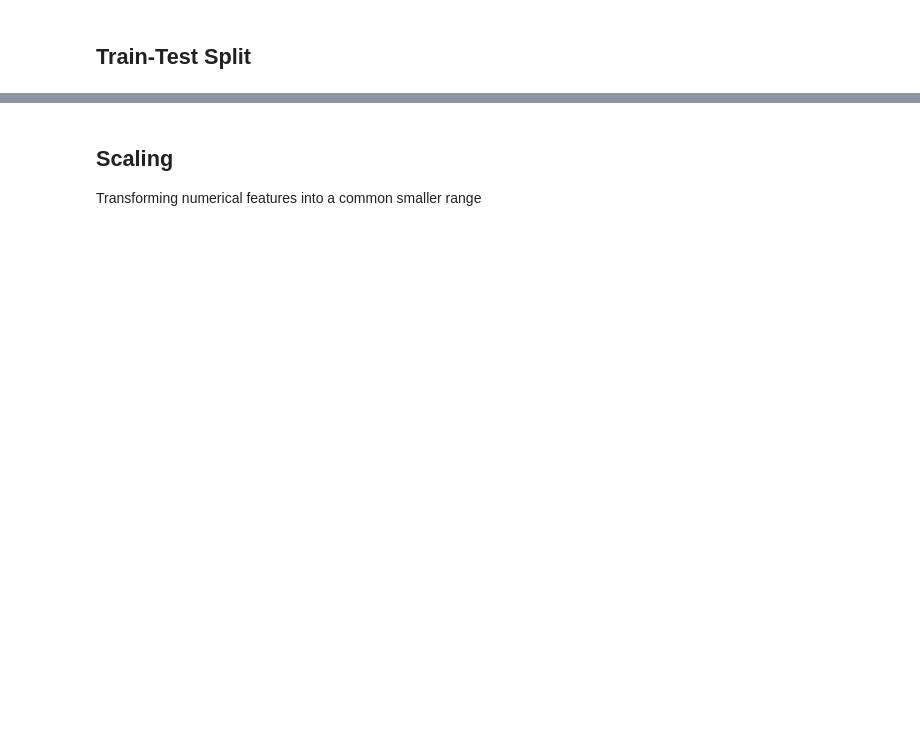
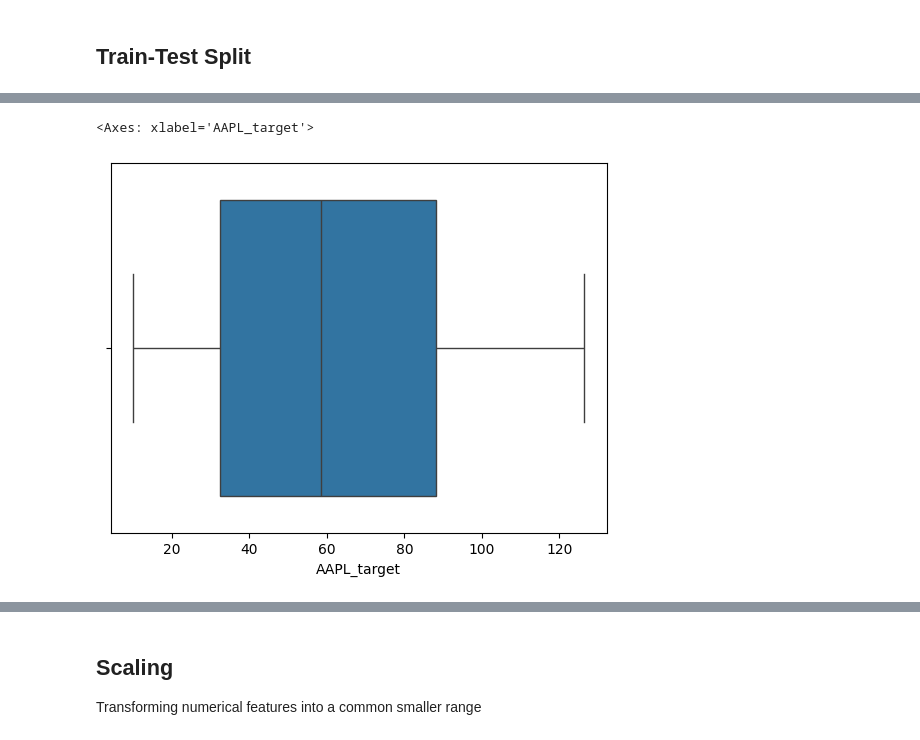
Before and after one commit to GuilhermeTolentinoDutra/stocks_vs_behavior, a Jupyter notebook: notebooks/4_RNN_model_nm.ipynb, the cells around one changed output, grey strips where cells are left out. Cells and saved outputs as stored; diff of their text form; code cells hidden in the pictures; blank space fills up the shorter version.

```diff
--- a/notebooks/4_RNN_model_nm.ipynb
+++ b/notebooks/4_RNN_model_nm.ipynb
@@ -52,11 +45,11 @@ df_agg = pd.read_csv(
     )
 )
 # %%
-# df = df_stocks.merge(df_agg, on='Date', how='left')
+df = df_stocks.merge(df_agg, on='Date', how='left')
 
-# stocks = ['AAPL'] # , 'AMZN', 'GOOGL', 'MSFT', 'NVDA'
-# for stock in stocks:
-#     df[f'{stock}_target'] = df[stock].shift(1)
+stocks = ['AAPL'] # , 'AMZN', 'GOOGL', 'MSFT', 'NVDA'
+for stock in stocks:
+    df[f'{stock}_target'] = df[stock].shift(1)
 # %%
-df = df_stocks[['Date', 'AAPL']]
-df['AAPL_target'] = df['AAPL'].shift(1)
+# df = df_stocks[['Date', 'AAPL']]
+# df['AAPL_target'] = df['AAPL'].shift(1)
@@ -89,0 +126,5 @@ Index(['AAPL', 'AAPL_target'], dtype='object', name='Stock')
+# %%
+sns.boxplot(data=data, x='AAPL_target')
+# %% [output]
+<Axes: xlabel='AAPL_target'>
+[figure, added]
```
Also changed, not shown: parts of 33 cells of this notebook.
